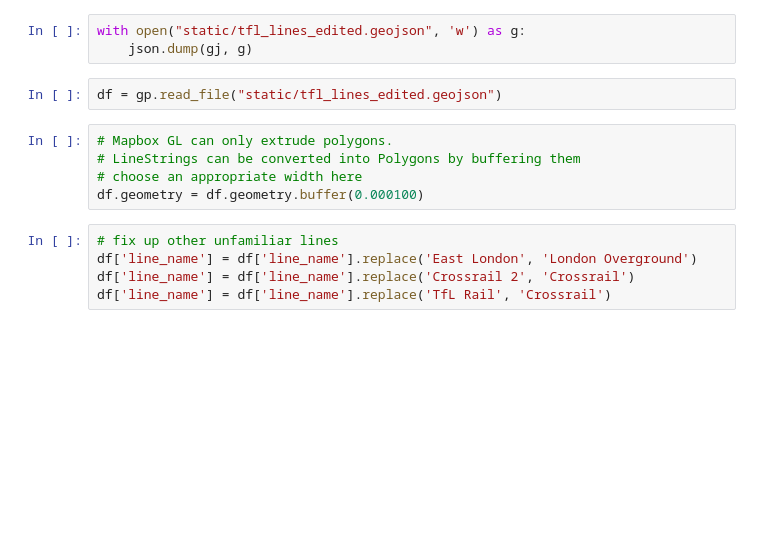
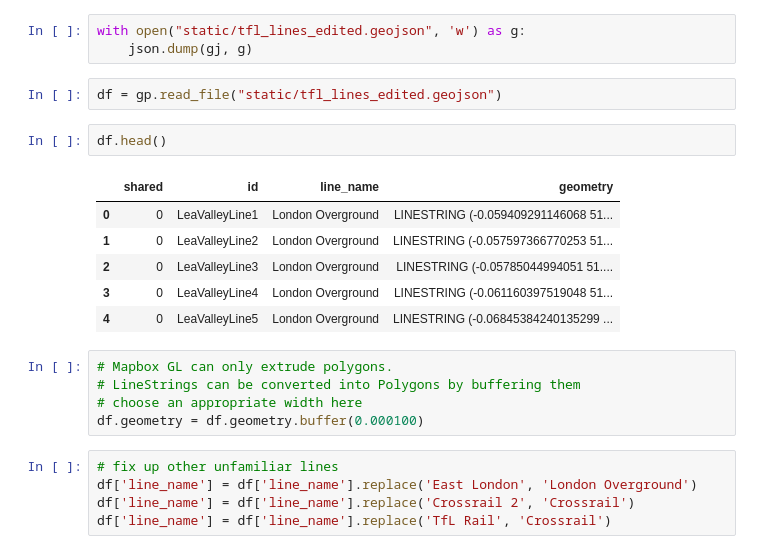
Before and after one commit to urschrei/hovertube, a Jupyter notebook: process_lines.ipynb, the cells around one changed output. Cells and saved outputs as stored; diff of their text form; blank space fills up the shorter version.

Commit message:
Show DataFrame head

```diff
--- a/process_lines.ipynb
+++ b/process_lines.ipynb
@@ -42,6 +42,15 @@ with open("static/tfl_lines_edited.geojson", 'w') as g:
     json.dump(gj, g)
 # %%
 df = gp.read_file("static/tfl_lines_edited.geojson")
+# %%
+df.head()
+# %% [output]
+|  | shared | id | line_name | geometry |
+| 0 | 0 | LeaValleyLine1 | London Overground | LINESTRING (-0.059409291146068 51... |
+| 1 | 0 | LeaValleyLine2 | London Overground | LINESTRING (-0.057597366770253 51... |
+| 2 | 0 | LeaValleyLine3 | London Overground | LINESTRING (-0.05785044994051 51.... |
+| 3 | 0 | LeaValleyLine4 | London Overground | LINESTRING (-0.061160397519048 51... |
+| 4 | 0 | LeaValleyLine5 | London Overground | LINESTRING (-0.06845384240135299 ... |
 # %%
 # Mapbox GL can only extrude polygons.
 # LineStrings can be converted into Polygons by buffering them
```
Also changed, not shown: parts of 1 cell of this notebook.
